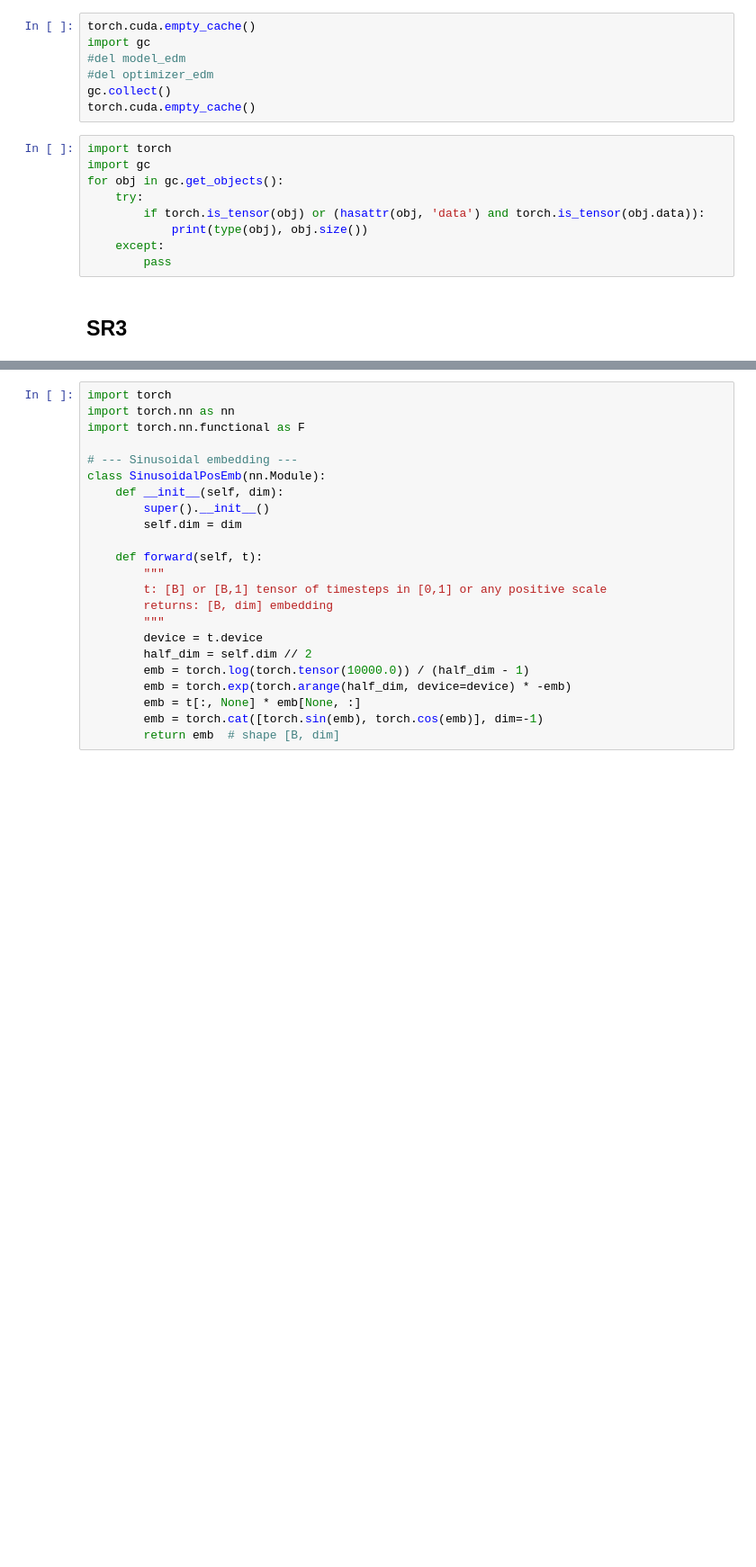
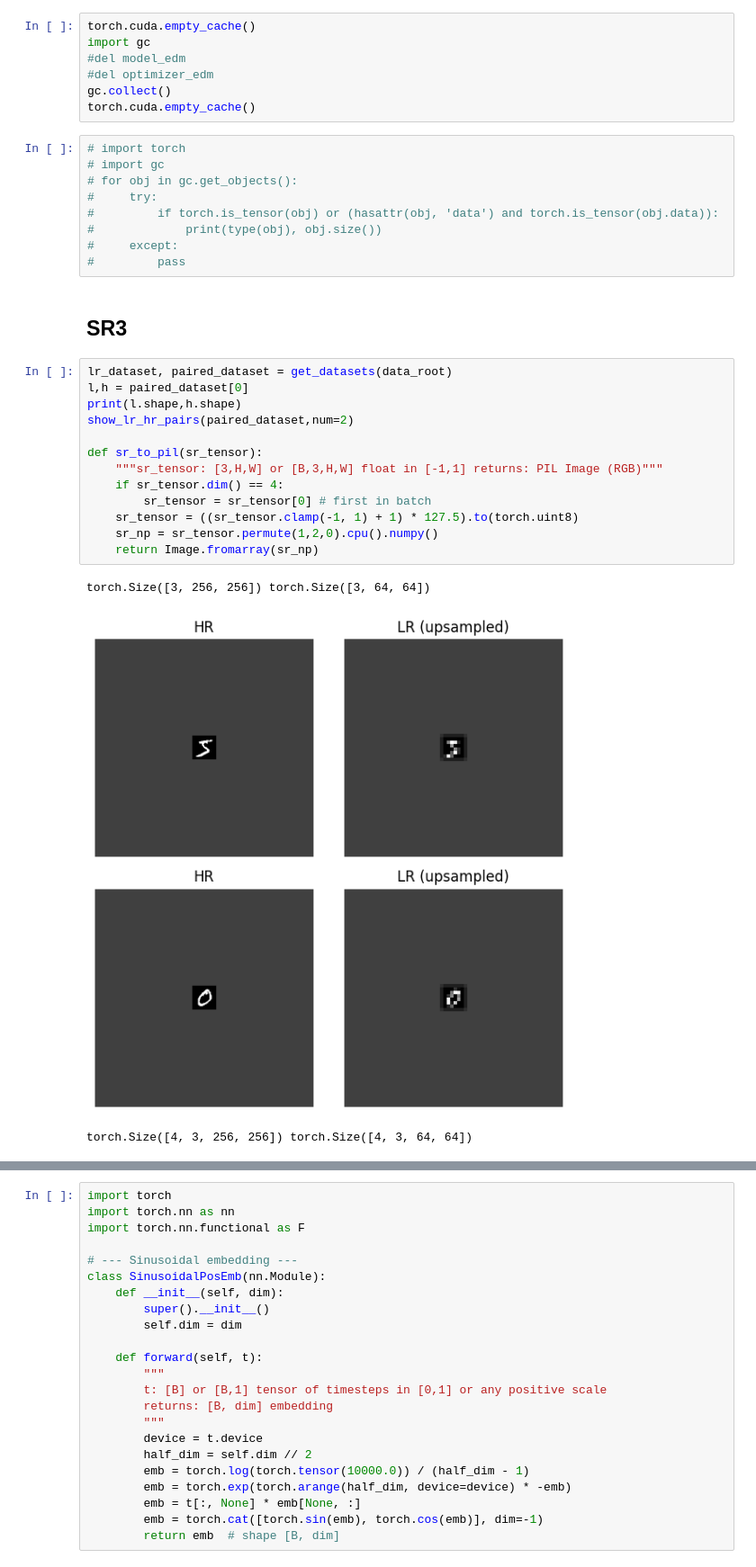
Before and after one commit to ramayer/Elucidated-Diffusion-Model-vibe-coded, a Jupyter notebook: color_attempt.ipynb, the cells around one changed output, grey strips where cells are left out. Shown at 90% size. Saved outputs shown, nothing was run; the diff lists cells and outputs as text; blank space fills up the shorter version.

```diff
--- a/color_attempt.ipynb
+++ b/color_attempt.ipynb
@@ -878,13 +863,30 @@ import gc
 gc.collect()
 torch.cuda.empty_cache()
 # %%
-import torch
-import gc
-for obj in gc.get_objects():
-    try:
-        if torch.is_tensor(obj) or (hasattr(obj, 'data') and torch.is_tensor(obj.data)):
-            print(type(obj), obj.size())
-    except:
-        pass
+# import torch
+# import gc
+# for obj in gc.get_objects():
+#     try:
+#         if torch.is_tensor(obj) or (hasattr(obj, 'data') and torch.is_tensor(obj.data)):
+#             print(type(obj), obj.size())
+#     except:
+#         pass
 # %% [markdown]
 ## SR3
+# %%
+lr_dataset, paired_dataset = get_datasets(data_root)
+l,h = paired_dataset[0]
+print(l.shape,h.shape)
+show_lr_hr_pairs(paired_dataset,num=2)
+
+def sr_to_pil(sr_tensor):
+    """sr_tensor: [3,H,W] or [B,3,H,W] float in [-1,1] returns: PIL Image (RGB)"""
+    if sr_tensor.dim() == 4:
+        sr_tensor = sr_tensor[0] # first in batch
+    sr_tensor = ((sr_tensor.clamp(-1, 1) + 1) * 127.5).to(torch.uint8)
+    sr_np = sr_tensor.permute(1,2,0).cpu().numpy()
+    return Image.fromarray(sr_np)
+# %% [output]
+torch.Size([3, 256, 256]) torch.Size([3, 64, 64])
+[figure, added]
+torch.Size([4, 3, 256, 256]) torch.Size([4, 3, 64, 64])
```
Also changed, not shown: parts of 19 cells of this notebook, 1 other file.
